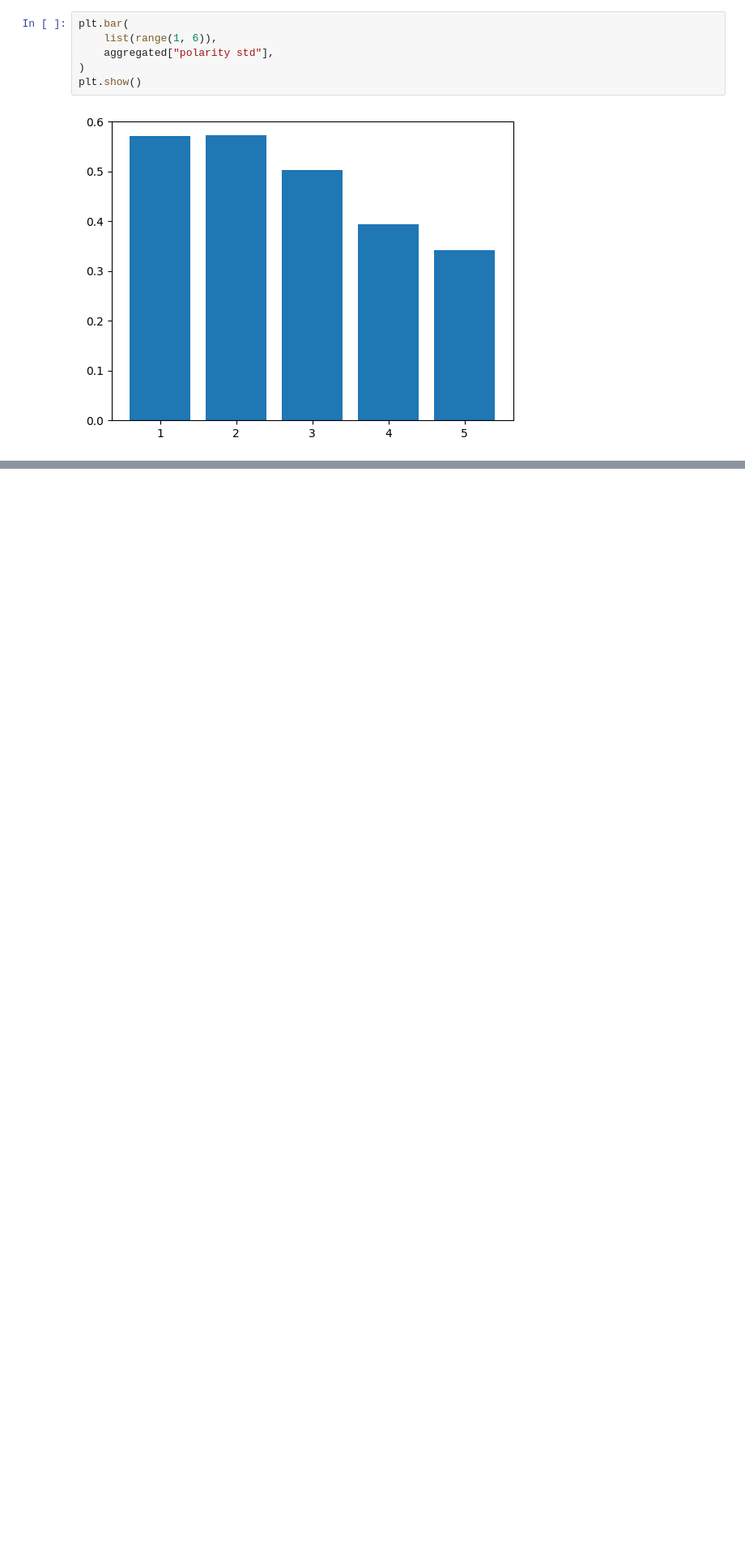
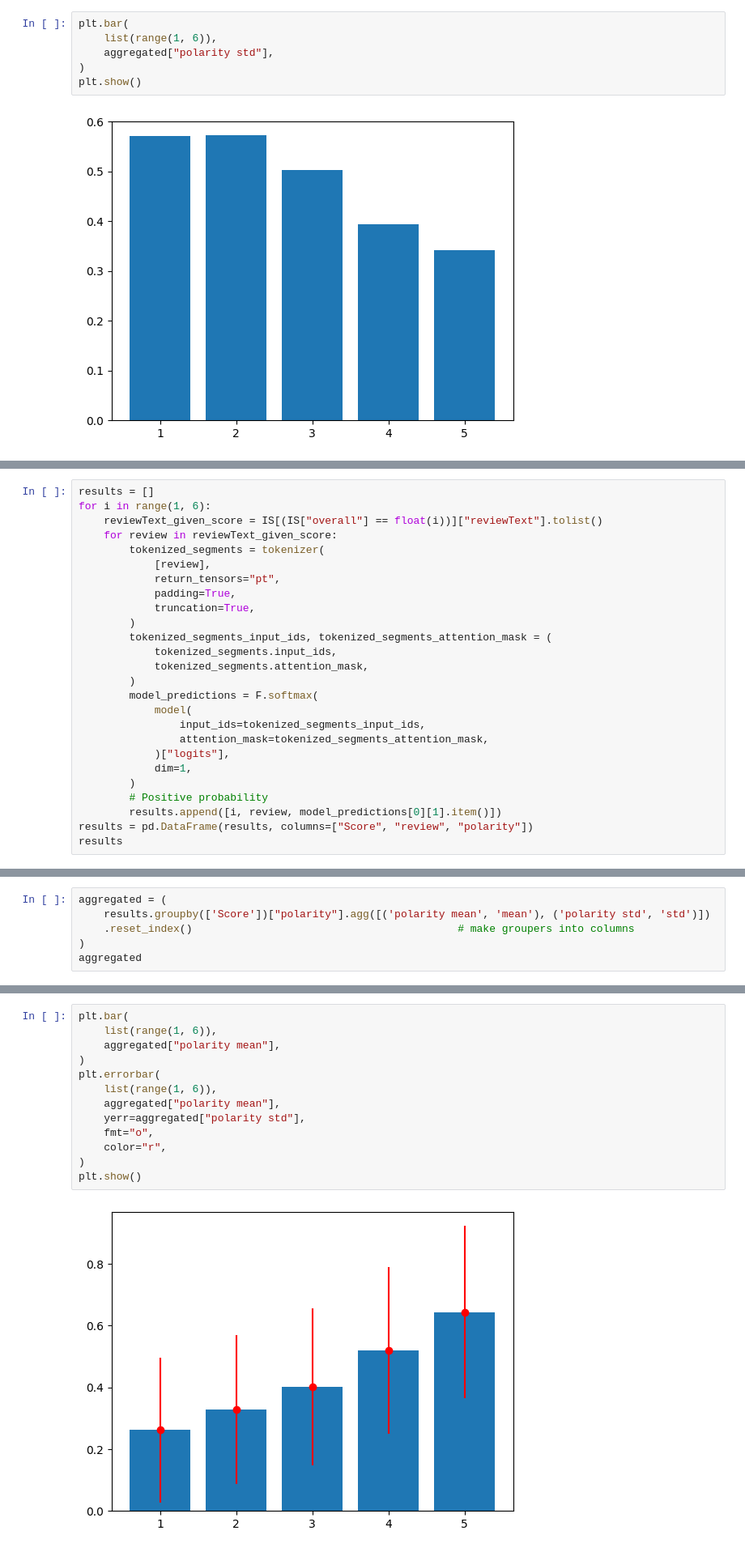
Before and after one commit to RANN9/Amazon-Review-TMEF-Project, a Jupyter notebook: mike.ipynb, the cells around one changed output, grey strips where cells are left out. Shown at 81% size. Drawn from its saved outputs; the diff is of its cells as text; blank space fills up the shorter version.

```diff
--- a/mike.ipynb
+++ b/mike.ipynb
@@ -227,0 +236,26 @@ plt.show()
+# %%
+results = []
+for i in range(1, 6):
+    reviewText_given_score = IS[(IS["overall"] == float(i))]["reviewText"].tolist()
+    for review in reviewText_given_score:
+        tokenized_segments = tokenizer(
+            [review],
+            return_tensors="pt",
+            padding=True,
+            truncation=True,
+        )
+        tokenized_segments_input_ids, tokenized_segments_attention_mask = (
+            tokenized_segments.input_ids,
+            tokenized_segments.attention_mask,
+        )
+        model_predictions = F.softmax(
+            model(
+                input_ids=tokenized_segments_input_ids,
+                attention_mask=tokenized_segments_attention_mask,
+            )["logits"],
+            dim=1,
+        )
+        # Positive probability
+        results.append([i, review, model_predictions[0][1].item()])
+results = pd.DataFrame(results, columns=["Score", "review", "polarity"])
+results
@@ -227,0 +276,6 @@ plt.show()
+# %%
+aggregated = (
+    results.groupby(['Score'])["polarity"].agg([('polarity mean', 'mean'), ('polarity std', 'std')])
+    .reset_index()                                          # make groupers into columns
+)
+aggregated
@@ -227,0 +289,15 @@ plt.show()
+# %%
+plt.bar(
+    list(range(1, 6)),
+    aggregated["polarity mean"],
+)
+plt.errorbar(
+    list(range(1, 6)),
+    aggregated["polarity mean"],
+    yerr=aggregated["polarity std"],
+    fmt="o",
+    color="r",
+)
+plt.show()
+# %% [output]
+[figure, added]
```
Also changed, not shown: parts of 7 cells of this notebook.
